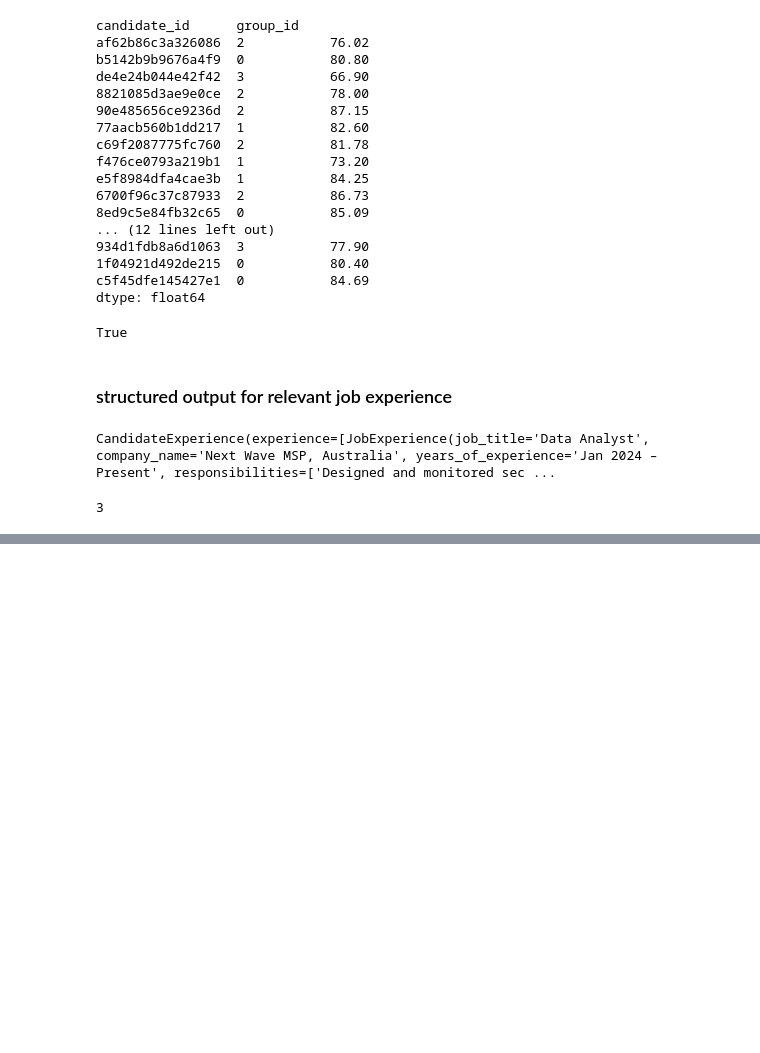
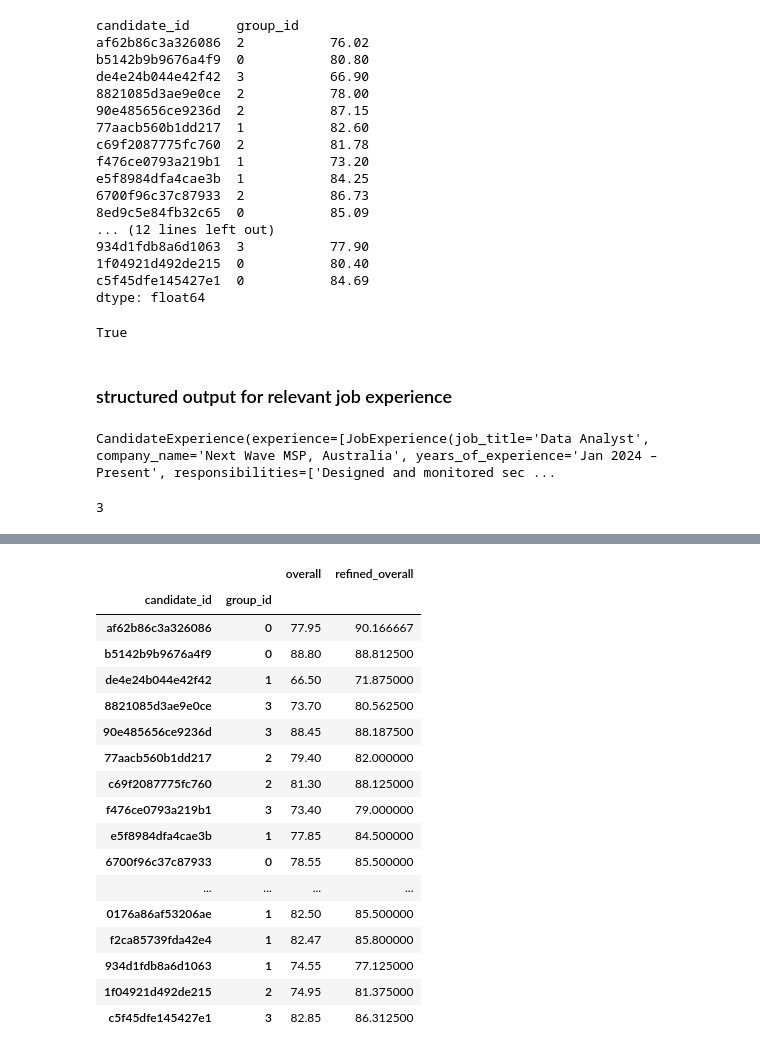
Before and after one commit to scardenasc22/internship_project, a Jupyter notebook: notebooks/experiments_phase6.ipynb, the cells around one changed output, grey strips where cells are left out. Drawn from its saved outputs; the diff is of its cells as text; code cells hidden in the pictures; blank space fills up the shorter version.

```diff
--- a/notebooks/experiments_phase6.ipynb
+++ b/notebooks/experiments_phase6.ipynb
@@ -200,0 +203,19 @@ msg.model_dump()
+# %%
+import os
+import pandas as pd
+import numpy as np
+
+root = "/".join(os.getcwd().split("/")[:-1])
+processed_data_path = os.path.join(root, "data", "processed")
+scores_path = os.path.join(processed_data_path, "scores.csv")
+
+df = pd.read_csv(
+    filepath_or_buffer = scores_path,
+    index_col = ['candidate_id', 'group_id']
+)
+df.replace(
+    to_replace = 0,
+    value = np.nan,
+    inplace = True
+)
+df.info()
@@ -200,0 +340,33 @@ msg.model_dump()
+# %%
+# calcute the average on edge case that there is complete null criteria
+cols_2_sum = [c for c in df.columns.tolist() if c.endswith("average")]
+# look at the na values in any of the column subset
+df["na_count"] = df[cols_2_sum].isna().sum(axis = 1)
+# calcute the sum of the non nan values
+df["non_na_sum"] = df[cols_2_sum].sum(axis = 1, skipna = True)
+# calculate the refined overall
+df['refined_overall'] = np.where(
+    df['na_count'] > 0,
+    df['non_na_sum'] * (len(cols_2_sum) / (len(cols_2_sum) - df['na_count'])),
+    df['non_na_sum']
+)
+df[['overall', "refined_overall"]]
+# %% [output]
+|  |  | overall | refined_overall |
+| candidate_id | group_id |  |  |
+| af62b86c3a326086 | 0 | 77.95 | 90.166667 |
+| b5142b9b9676a4f9 | 0 | 88.80 | 88.812500 |
+| de4e24b044e42f42 | 1 | 66.50 | 71.875000 |
+| 8821085d3ae9e0ce | 3 | 73.70 | 80.562500 |
+| 90e485656ce9236d | 3 | 88.45 | 88.187500 |
+| 77aacb560b1dd217 | 2 | 79.40 | 82.000000 |
+| c69f2087775fc760 | 2 | 81.30 | 88.125000 |
+| f476ce0793a219b1 | 3 | 73.40 | 79.000000 |
+| e5f8984dfa4cae3b | 1 | 77.85 | 84.500000 |
+| 6700f96c37c87933 | 0 | 78.55 | 85.500000 |
+| ... | ... | ... | ... |
+| 0176a86af53206ae | 1 | 82.50 | 85.500000 |
+| f2ca85739fda42e4 | 1 | 82.47 | 85.800000 |
+| 934d1fdb8a6d1063 | 1 | 74.55 | 77.125000 |
+| 1f04921d492de215 | 2 | 74.95 | 81.375000 |
+| c5f45dfe145427e1 | 3 | 82.85 | 86.312500 |
```
Also changed, not shown: parts of 8 cells of this notebook, 5 other files.
